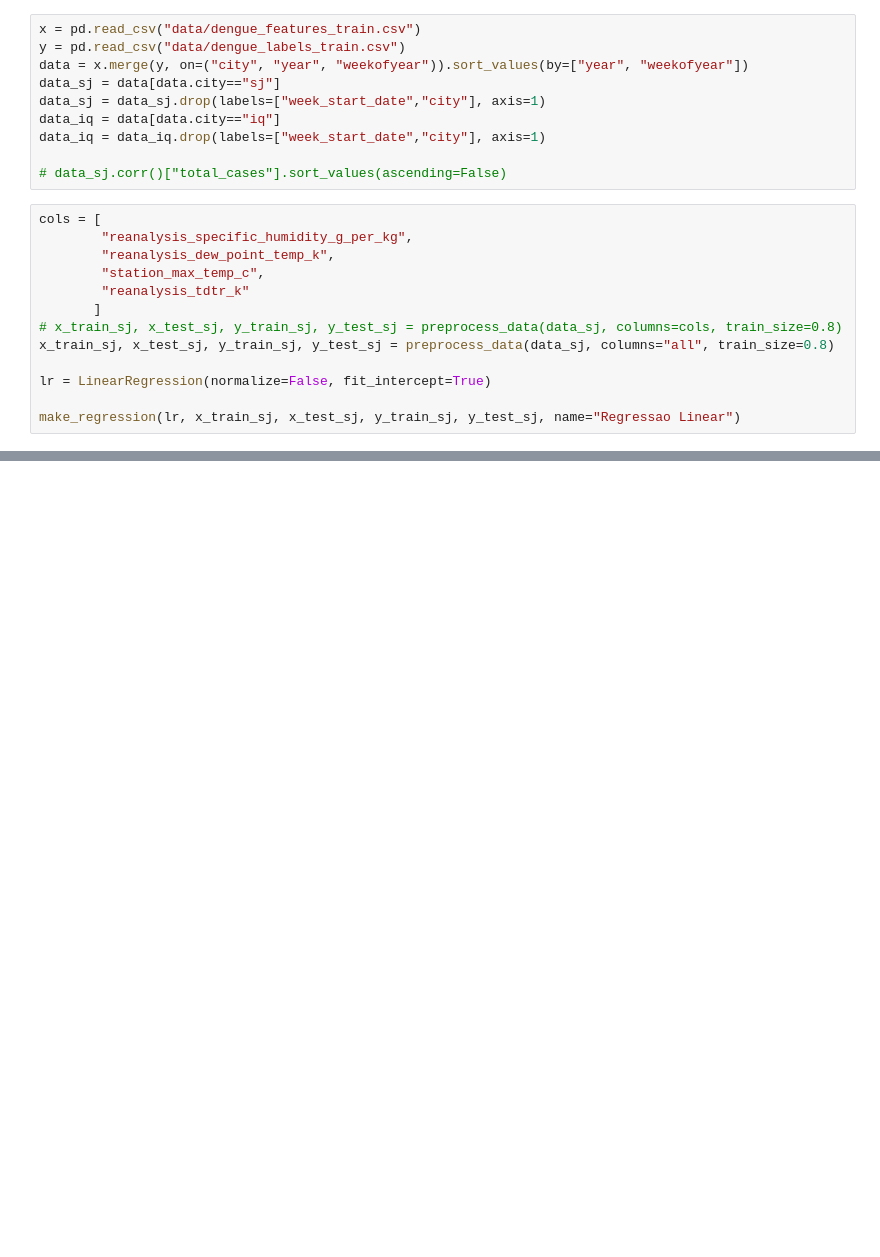
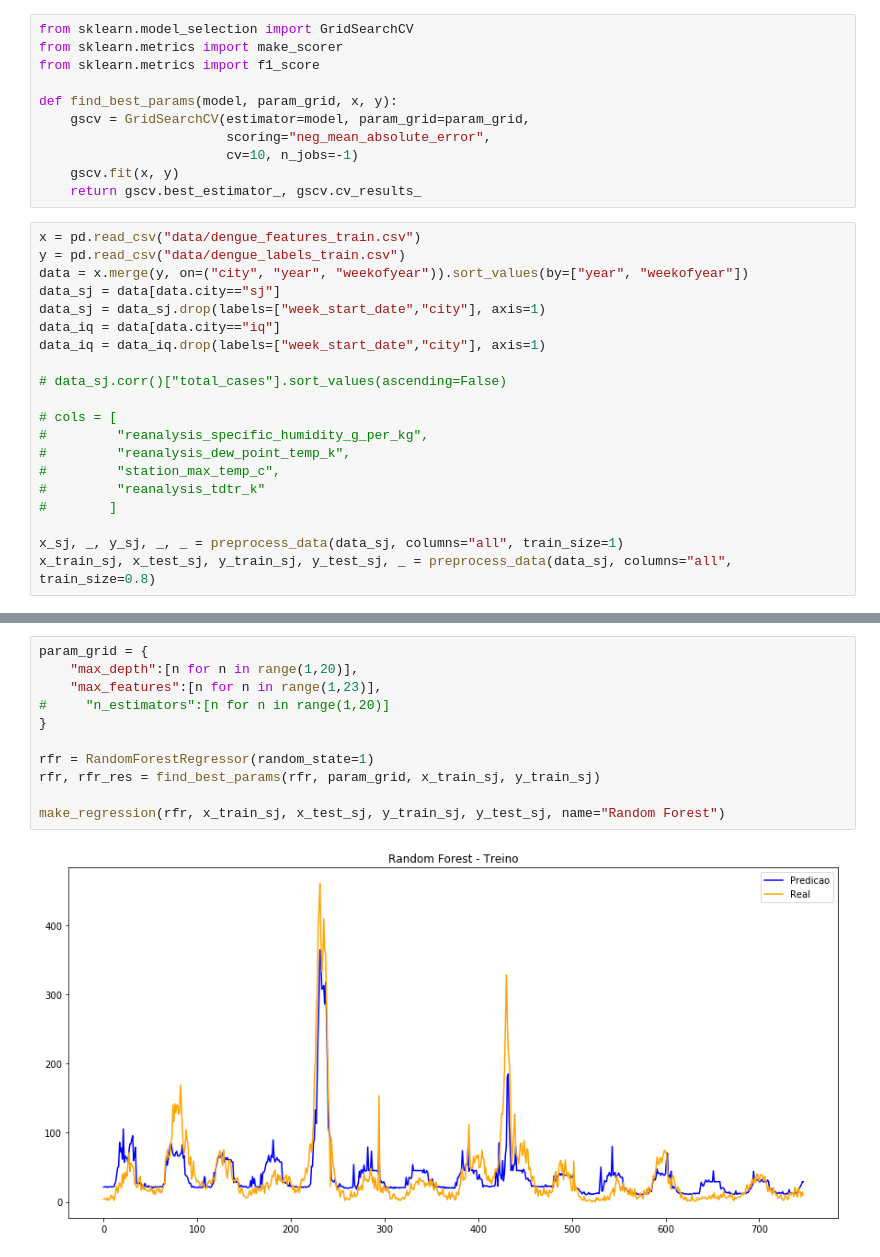
Before and after one commit to chenriquealvarenga/trabalho_ic, a Jupyter notebook: Regressões versão 2.0.ipynb, the cells around one changed output, grey strips where cells are left out. Saved outputs shown, nothing was run; the diff lists cells and outputs as text; blank space fills up the shorter version.

Commit message:
grid search para achar melhores parâmetros, salvando resultados para submissão

```diff
--- a/Regressões versão 2.0.ipynb
+++ b/Regressões versão 2.0.ipynb
@@ -73,6 +73,17 @@ def make_regression(regressor, x_train, x_test, y_train, y_test, name=""):
     plt.title(name+" - Teste")
     plt.show()
     print("Mean absolute error: %f"%mean_absolute_error(y_test, y_pred))
+# %%
+from sklearn.model_selection import GridSearchCV
+from sklearn.metrics import make_scorer
+from sklearn.metrics import f1_score
+
+def find_best_params(model, param_grid, x, y):
+    gscv = GridSearchCV(estimator=model, param_grid=param_grid,
+                        scoring="neg_mean_absolute_error",
+                        cv=10, n_jobs=-1)
+    gscv.fit(x, y)
+    return gscv.best_estimator_, gscv.cv_results_
 # %%
 x = pd.read_csv("data/dengue_features_train.csv")
 y = pd.read_csv("data/dengue_labels_train.csv")
@@ -83,16 +94,13 @@ data_iq = data[data.city=="iq"]
 data_iq = data_iq.drop(labels=["week_start_date","city"], axis=1)
 
 # data_sj.corr()["total_cases"].sort_values(ascending=False)
+
+# cols = [
+#         "reanalysis_specific_humidity_g_per_kg",
+#         "reanalysis_dew_point_temp_k",
+#         "station_max_temp_c",
+#         "reanalysis_tdtr_k"
+#        ]
+
+x_sj, _, y_sj, _, _ = preprocess_data(data_sj, columns="all", train_size=1)
+x_train_sj, x_test_sj, y_train_sj, y_test_sj, _ = preprocess_data(data_sj, columns="all", train_size=0.8)
-# %%
-cols = [
-        "reanalysis_specific_humidity_g_per_kg",
-        "reanalysis_dew_point_temp_k",
-        "station_max_temp_c",
-        "reanalysis_tdtr_k"
-       ]
-# x_train_sj, x_test_sj, y_train_sj, y_test_sj = preprocess_data(data_sj, columns=cols, train_size=0.8)
-x_train_sj, x_test_sj, y_train_sj, y_test_sj = preprocess_data(data_sj, columns="all", train_size=0.8)
-
-lr = LinearRegression(normalize=False, fit_intercept=True)
-
-make_regression(lr, x_train_sj, x_test_sj, y_train_sj, y_test_sj, name="Regressao Linear")
@@ -112,0 +122,13 @@ Mean absolute error: 16.947596
+# %%
+param_grid = {
+    "max_depth":[n for n in range(1,20)],
+    "max_features":[n for n in range(1,23)],
+#     "n_estimators":[n for n in range(1,20)]
+}
+
+rfr = RandomForestRegressor(random_state=1)
+rfr, rfr_res = find_best_params(rfr, param_grid, x_train_sj, y_train_sj)
+
+make_regression(rfr, x_train_sj, x_test_sj, y_train_sj, y_test_sj, name="Random Forest")
+# %% [output]
+[figure, added]
```
Also changed, not shown: parts of 12 cells of this notebook.
